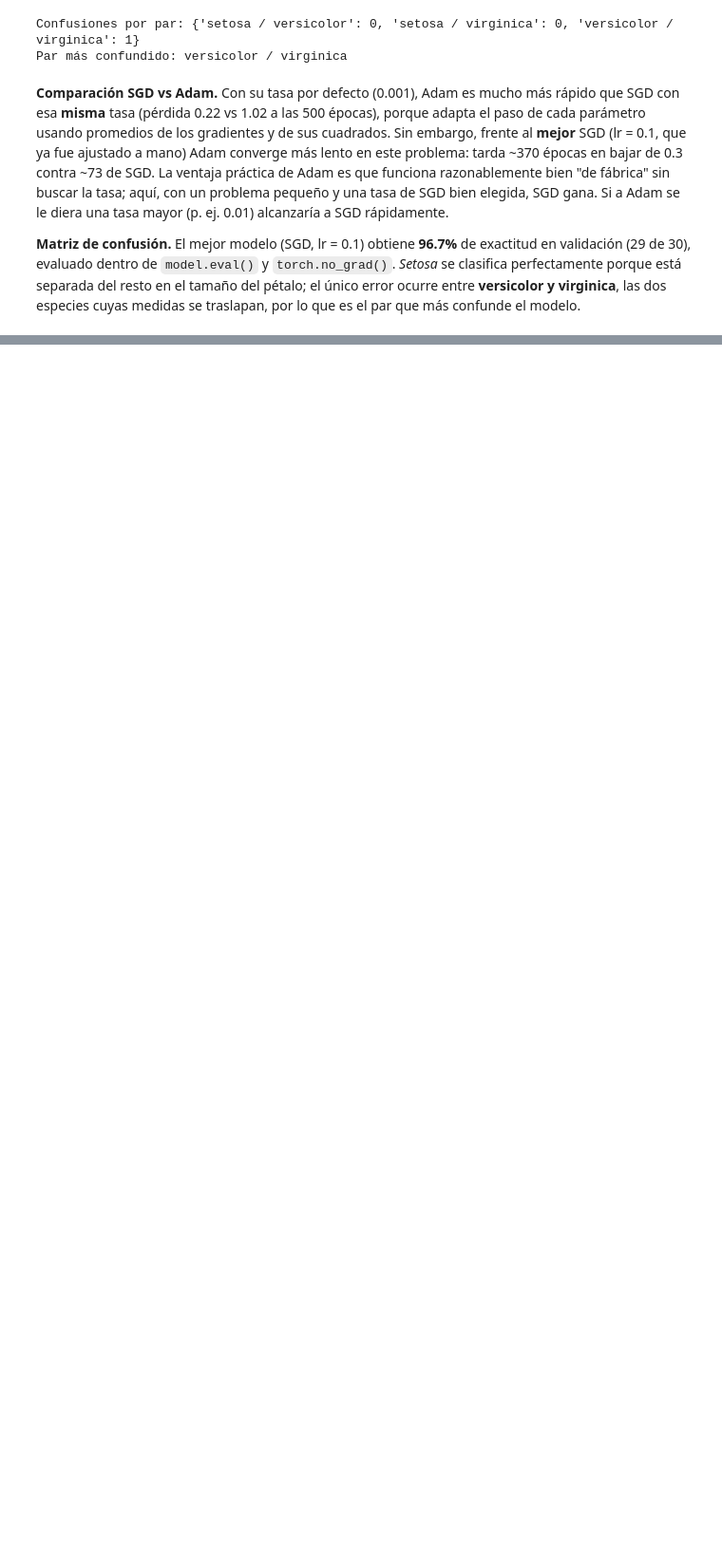
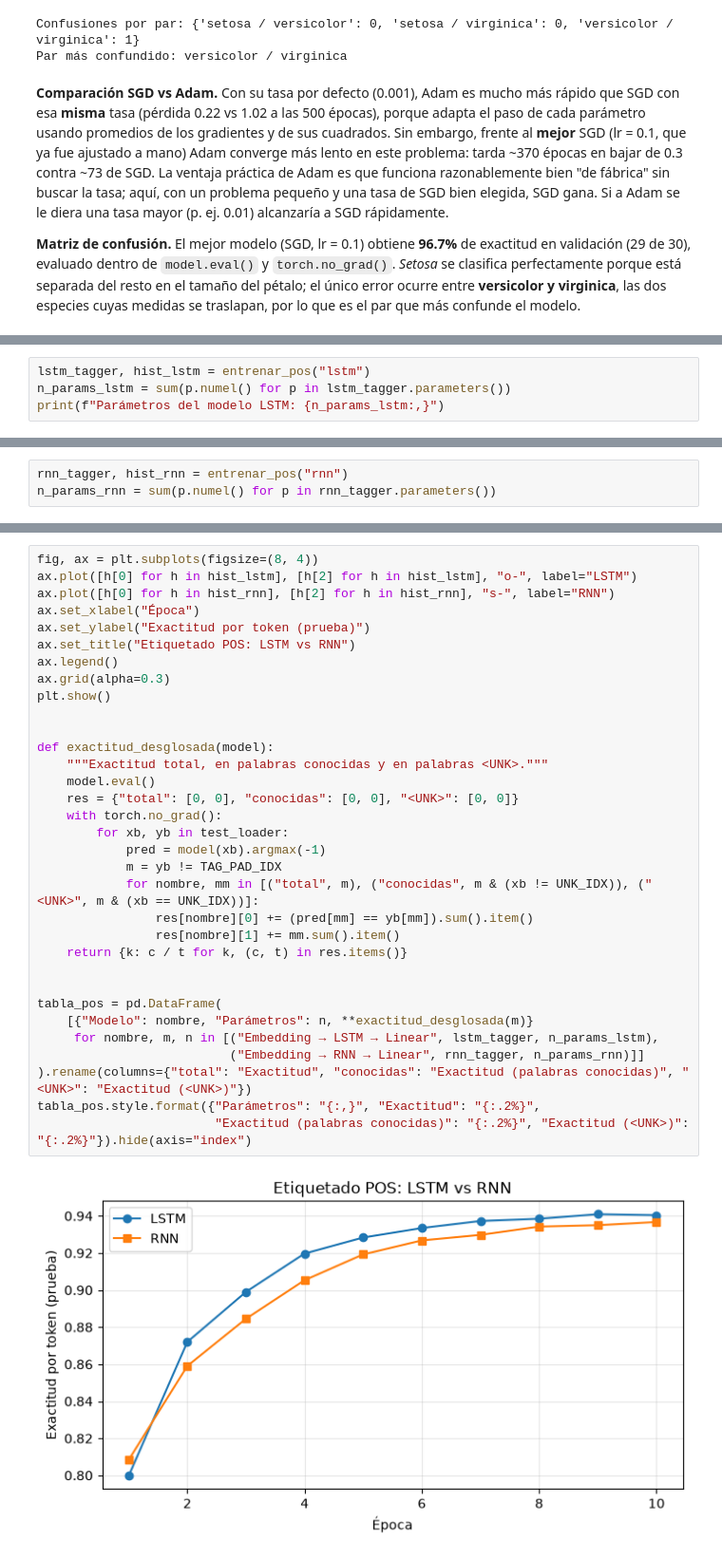
Before and after one commit to Cynthiss/NLP, a Jupyter notebook: Lab_7/Lab_7.ipynb, the cells around one changed output, grey strips where cells are left out. Shown at 95% size. Drawn from its saved outputs; the diff is of its cells as text; blank space fills up the shorter version.

Commit message:
Lab 7 - Sección 4: etiquetador POS Embedding-LSTM-Linear y comparación con RNN
Co-Authored-By: Claude Opus 5.5 <noreply@anthropic.com>

```diff
--- a/Lab_7/Lab_7.ipynb
+++ b/Lab_7/Lab_7.ipynb
@@ -462,0 +614,4 @@ Par más confundido: versicolor / virginica
+# %%
+lstm_tagger, hist_lstm = entrenar_pos("lstm")
+n_params_lstm = sum(p.numel() for p in lstm_tagger.parameters())
+print(f"Parámetros del modelo LSTM: {n_params_lstm:,}")
@@ -462,0 +632,3 @@ Par más confundido: versicolor / virginica
+# %%
+rnn_tagger, hist_rnn = entrenar_pos("rnn")
+n_params_rnn = sum(p.numel() for p in rnn_tagger.parameters())
@@ -462,0 +646,35 @@ Par más confundido: versicolor / virginica
+# %%
+fig, ax = plt.subplots(figsize=(8, 4))
+ax.plot([h[0] for h in hist_lstm], [h[2] for h in hist_lstm], "o-", label="LSTM")
+ax.plot([h[0] for h in hist_rnn], [h[2] for h in hist_rnn], "s-", label="RNN")
+ax.set_xlabel("Época")
+ax.set_ylabel("Exactitud por token (prueba)")
+ax.set_title("Etiquetado POS: LSTM vs RNN")
+ax.legend()
+ax.grid(alpha=0.3)
+plt.show()
+
+
+def exactitud_desglosada(model):
+    """Exactitud total, en palabras conocidas y en palabras <UNK>."""
+    model.eval()
+    res = {"total": [0, 0], "conocidas": [0, 0], "<UNK>": [0, 0]}
+    with torch.no_grad():
+        for xb, yb in test_loader:
+            pred = model(xb).argmax(-1)
+            m = yb != TAG_PAD_IDX
+            for nombre, mm in [("total", m), ("conocidas", m & (xb != UNK_IDX)), ("<UNK>", m & (xb == UNK_IDX))]:
+                res[nombre][0] += (pred[mm] == yb[mm]).sum().item()
+                res[nombre][1] += mm.sum().item()
+    return {k: c / t for k, (c, t) in res.items()}
+
+
+tabla_pos = pd.DataFrame(
+    [{"Modelo": nombre, "Parámetros": n, **exactitud_desglosada(m)}
+     for nombre, m, n in [("Embedding → LSTM → Linear", lstm_tagger, n_params_lstm),
+                          ("Embedding → RNN → Linear", rnn_tagger, n_params_rnn)]]
+).rename(columns={"total": "Exactitud", "conocidas": "Exactitud (palabras conocidas)", "<UNK>": "Exactitud (<UNK>)"})
+tabla_pos.style.format({"Parámetros": "{:,}", "Exactitud": "{:.2%}",
+                        "Exactitud (palabras conocidas)": "{:.2%}", "Exactitud (<UNK>)": "{:.2%}"}).hide(axis="index")
+# %% [output]
+[figure, added]
```
Also changed, not shown: parts of 14 cells of this notebook.
